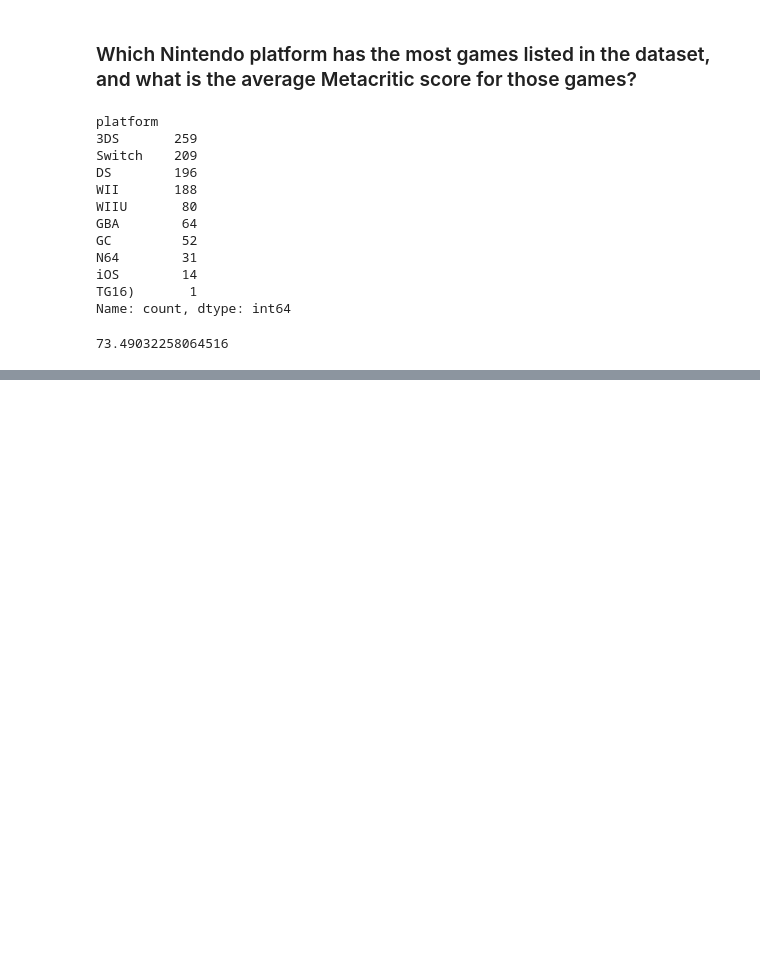
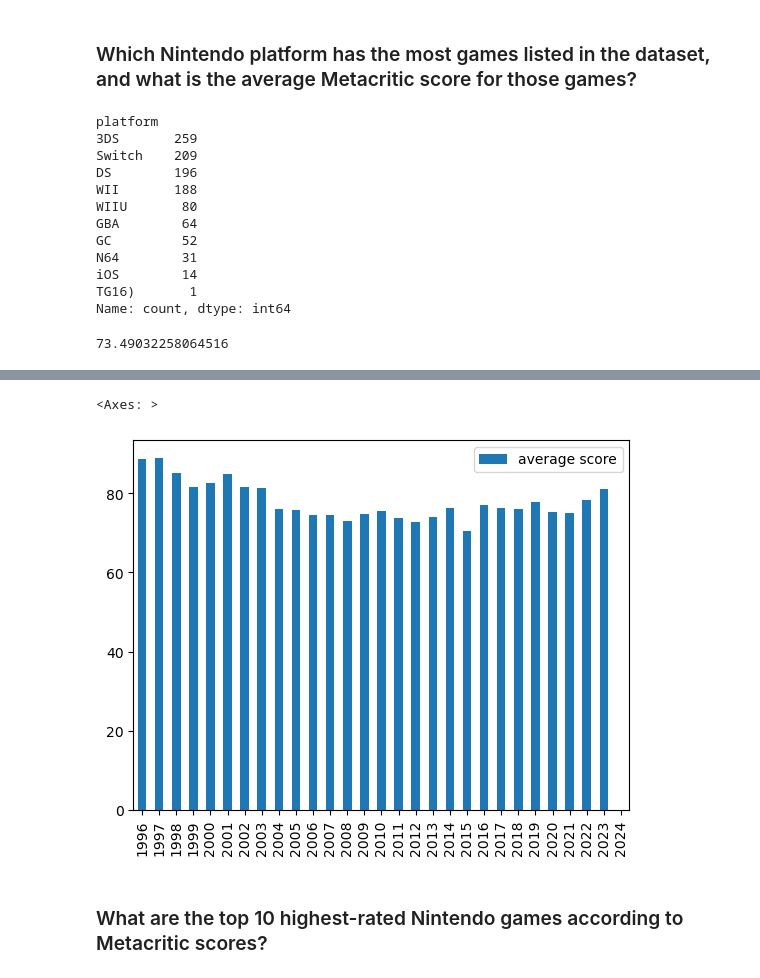
Before and after one commit to Pablosxz/Nintendo-Data-Analysis, a Jupyter notebook: Nintendo-Games.ipynb, the cells around one changed output, grey strips where cells are left out. Drawn from its saved outputs; the diff is of its cells as text; code cells hidden in the pictures; blank space fills up the shorter version.

Commit message:
Question 5
How have Metacritic scores for Nintendo games evolved over time? Are there any trends or patterns?

```diff
--- a/Nintendo-Games.ipynb
+++ b/Nintendo-Games.ipynb
@@ -157,0 +191,2 @@ avg_dict['3DS']
+# %%
+date_arr = date_score['date'].unique()
@@ -157,0 +200,11 @@ avg_dict['3DS']
+# %%
+date_dict = {}
+for i in date_arr:
+    date_list = []
+    for index, row in date_score.iterrows():
+        if int(date_score.loc[index, 'date']) > int(i):
+            break
+        elif date_score.loc[index, 'date'] == i and date_score.loc[index, 'meta_score'] != '-':
+            date_list.append(int(date_score.loc[index, 'meta_score']))
+    date_dict[i] = np.mean(date_list)
+# Creating a dictionary with the average metacritic score by year
@@ -157,0 +231,13 @@ avg_dict['3DS']
+# %%
+scores_by_date = pd.DataFrame(date_dict,index=['average score']) # Creating a new DF to plot a graph
+# %%
+scores_by_date = scores_by_date.transpose()
+# %%
+scores_by_date.plot(kind='bar')
+# With this graph we can see that the average metacritic score of nintendo games has decreased over time, but in recent years
+# it's increasing again.
+# %% [output]
+<Axes: >
+[figure, added]
+# %% [markdown]
+### What are the top 10 highest-rated Nintendo games according to Metacritic scores?
```
Also changed, not shown: parts of 8 cells of this notebook.
